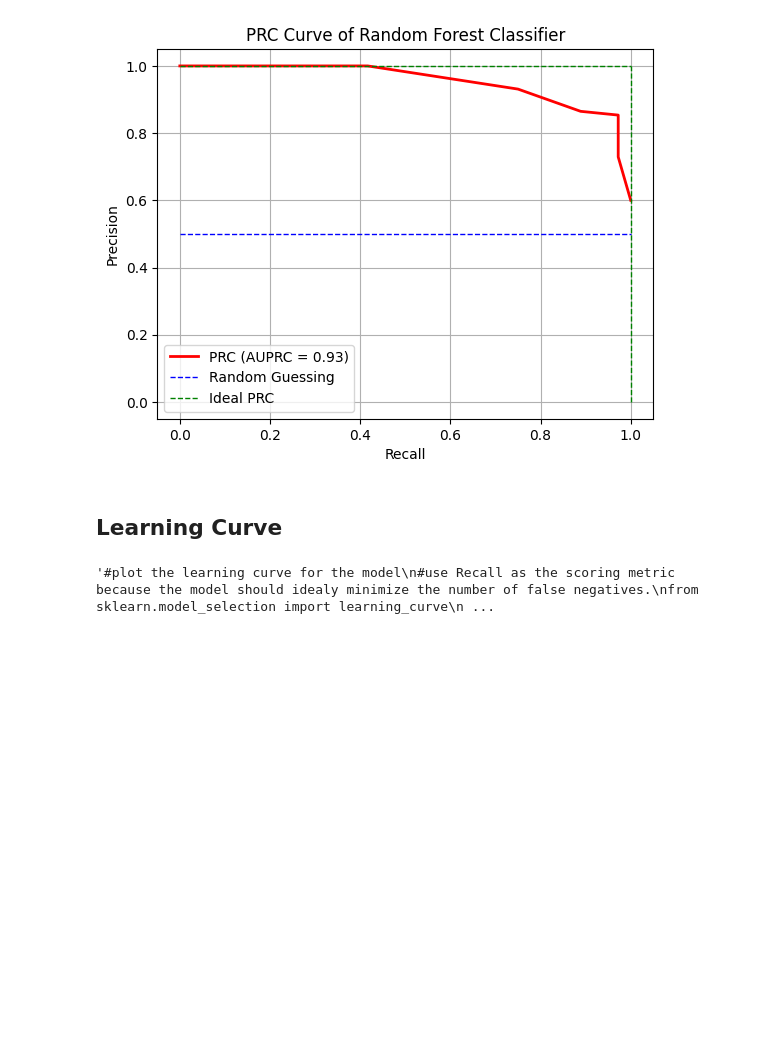
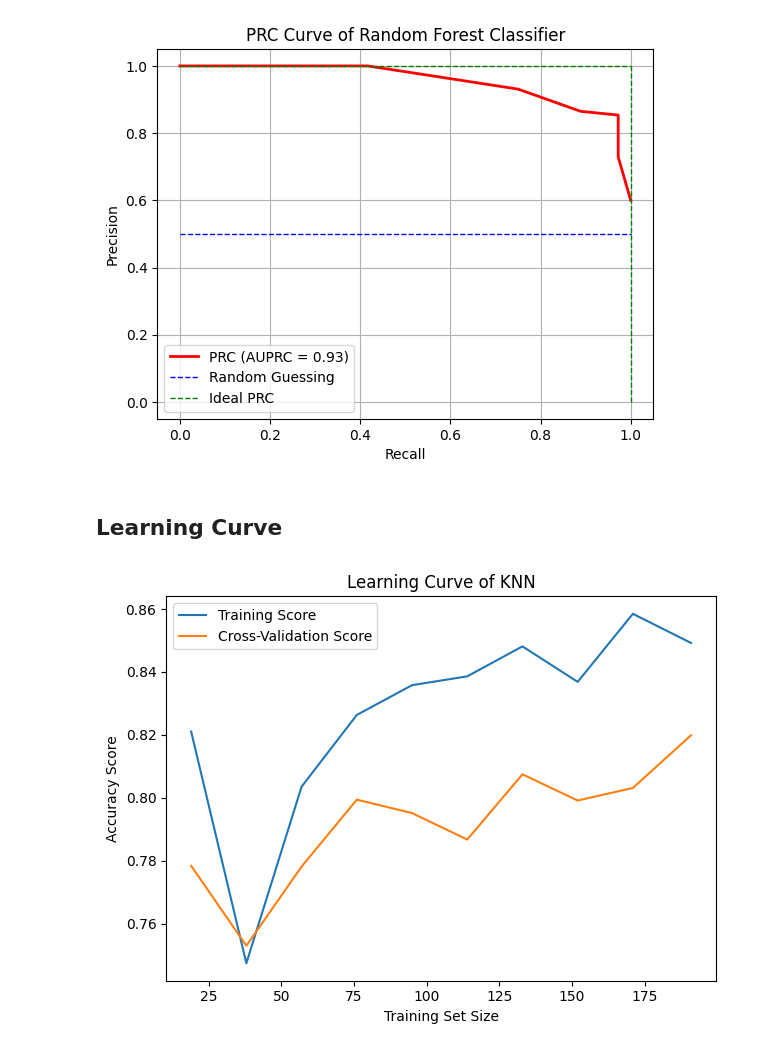
Before and after one commit to kruthi-sb/Cardiac_Events_ML, a Jupyter notebook: ML/KNN.ipynb, the cells around one changed output. Cells and saved outputs as stored; diff of their text form; code cells hidden in the pictures; blank space fills up the shorter version.

```diff
--- a/ML/KNN.ipynb
+++ b/ML/KNN.ipynb
@@ -275,26 +278,26 @@ plt.show()
 ## Learning Curve
 # %%
 
-'''#plot the learning curve for the model
+#plot the learning curve for the model
 #use Recall as the scoring metric because the model should idealy minimize the number of false negatives.
 from sklearn.model_selection import learning_curve
-train_sizes, train_scores, test_scores = learning_curve(knn_tuned, X_train, y_train, cv=3, scoring="accuracy",n_jobs=-1, train_sizes=np.linspace(0.1,1.0,20))
+train_sizes, train_scores, test_scores = learning_curve(knn_tuned, X_train, y_train, cv=5, scoring="accuracy",n_jobs=-1, train_sizes=np.linspace(0.1,1.0,10))
 
 #plot the learning curve
 import matplotlib.pyplot as plt
 import numpy as np
 plt.plot(train_sizes, np.mean(train_scores, axis=1), label="Training Score")
 plt.plot(train_sizes, np.mean(test_scores, axis=1), label="Cross-Validation Score")
 plt.title("Learning Curve of KNN")
 plt.xlabel("Training Set Size")
 plt.ylabel("Accuracy Score")
 plt.legend(loc="best")
 plt.tight_layout()
 plt.show()
 
 #Conclusions:
 #1. From the learning curve, we can conclude that we have a good balance between bias and variance.
 #2. The model is neither overfitting nor underfitting.
 #3. The learning curve shows that the model is just right.'''
 # %% [output]
-'#plot the learning curve for the model\n#use Recall as the scoring metric because the model should idealy minimize the number of false negatives.\nfrom sklearn.model_selection import learning_curve\n ...
+[figure, added]
```
Also changed, not shown: parts of 3 cells of this notebook, 29 other files.
